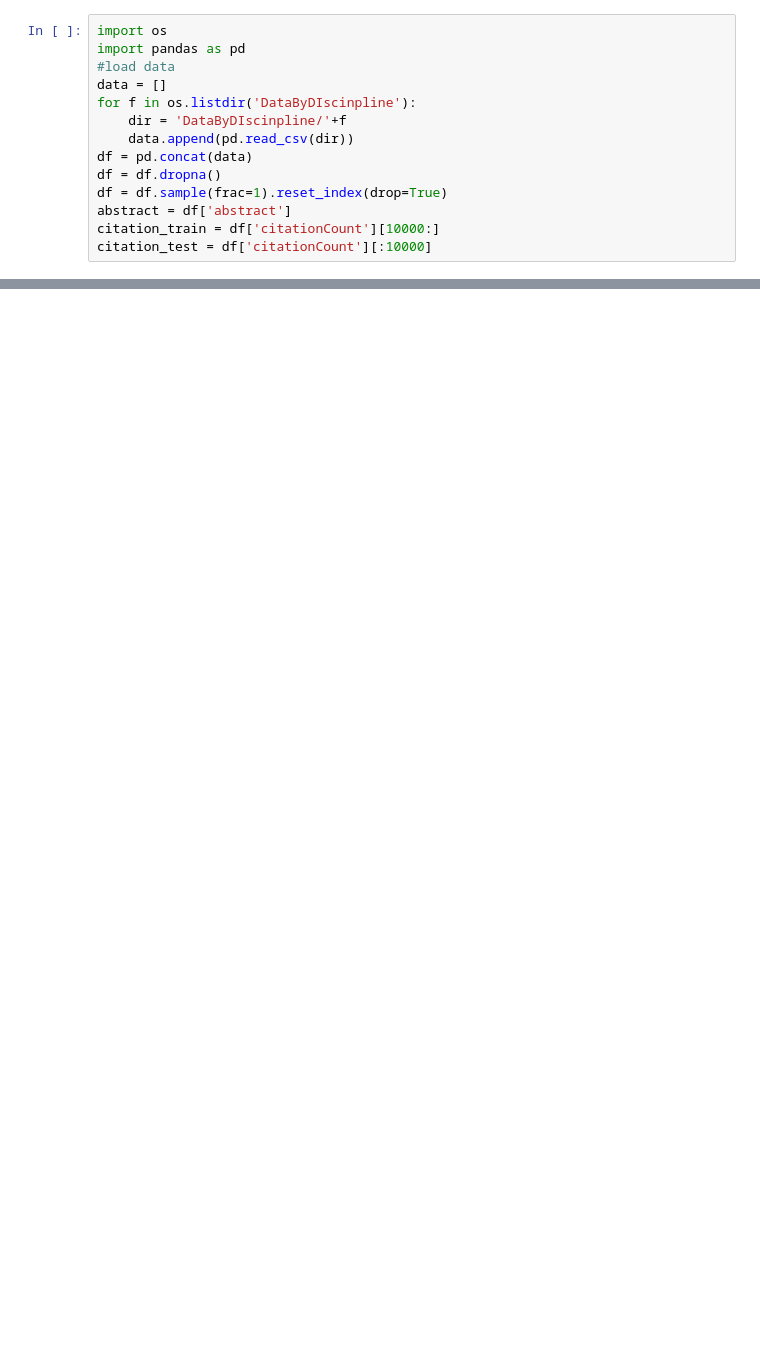
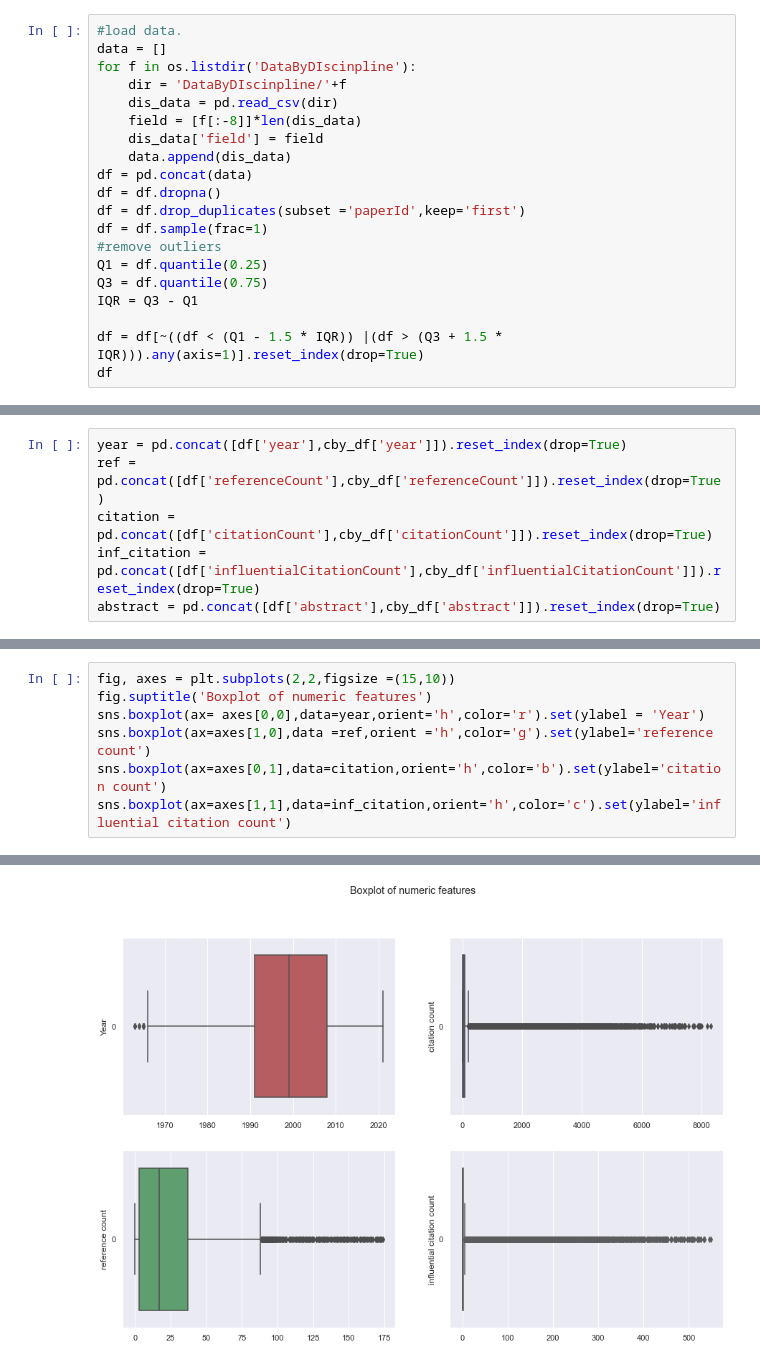
Before and after one commit to Liwen-A/Academic_Influence_Prediction, a Jupyter notebook: non_deep_models.ipynb, the cells around one changed output, grey strips where cells are left out. Saved outputs shown, nothing was run; the diff lists cells and outputs as text; blank space fills up the shorter version.

```diff
--- a/non_deep_models.ipynb
+++ b/non_deep_models.ipynb
@@ -1,14 +51,20 @@
 # %%
-import os
-import pandas as pd
-#load data
+#load data.
 data = []
 for f in os.listdir('DataByDIscinpline'):
     dir = 'DataByDIscinpline/'+f
-    data.append(pd.read_csv(dir))
+    dis_data = pd.read_csv(dir)
+    field = [f[:-8]]*len(dis_data)
+    dis_data['field'] = field
+    data.append(dis_data)
 df = pd.concat(data)
 df = df.dropna()
-df = df.sample(frac=1).reset_index(drop=True)
-abstract = df['abstract']
-citation_train = df['citationCount'][10000:]
-citation_test = df['citationCount'][:10000]
+df = df.drop_duplicates(subset ='paperId',keep='first')
+df = df.sample(frac=1)
+#remove outliers
+Q1 = df.quantile(0.25)
+Q3 = df.quantile(0.75)
+IQR = Q3 - Q1
+
+df = df[~((df < (Q1 - 1.5 * IQR)) |(df > (Q3 + 1.5 * IQR))).any(axis=1)].reset_index(drop=True)
+df
@@ -43,0 +118,6 @@ tree.score(embedded_x[:500],data3_citation[:500])
+# %%
+year = pd.concat([df['year'],cby_df['year']]).reset_index(drop=True)
+ref = pd.concat([df['referenceCount'],cby_df['referenceCount']]).reset_index(drop=True)
+citation = pd.concat([df['citationCount'],cby_df['citationCount']]).reset_index(drop=True)
+inf_citation = pd.concat([df['influentialCitationCount'],cby_df['influentialCitationCount']]).reset_index(drop=True)
+abstract = pd.concat([df['abstract'],cby_df['abstract']]).reset_index(drop=True)
@@ -43,0 +139,8 @@ tree.score(embedded_x[:500],data3_citation[:500])
+# %%
+fig, axes = plt.subplots(2,2,figsize =(15,10))
+fig.suptitle('Boxplot of numeric features')
+sns.boxplot(ax= axes[0,0],data=year,orient='h',color='r').set(ylabel = 'Year')
+sns.boxplot(ax=axes[1,0],data =ref,orient ='h',color='g').set(ylabel='reference count')
+sns.boxplot(ax=axes[0,1],data=citation,orient='h',color='b').set(ylabel='citation count')
+sns.boxplot(ax=axes[1,1],data=inf_citation,orient='h',color='c').set(ylabel='influential citation count')
+# %% [output]
@@ -43,0 +148 @@ tree.score(embedded_x[:500],data3_citation[:500])
+[figure, added]
```
Also changed, not shown: parts of 25 cells of this notebook.
